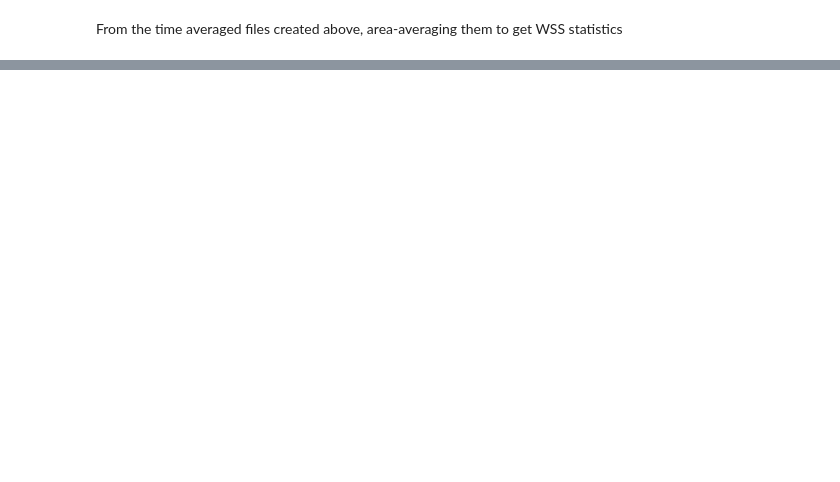
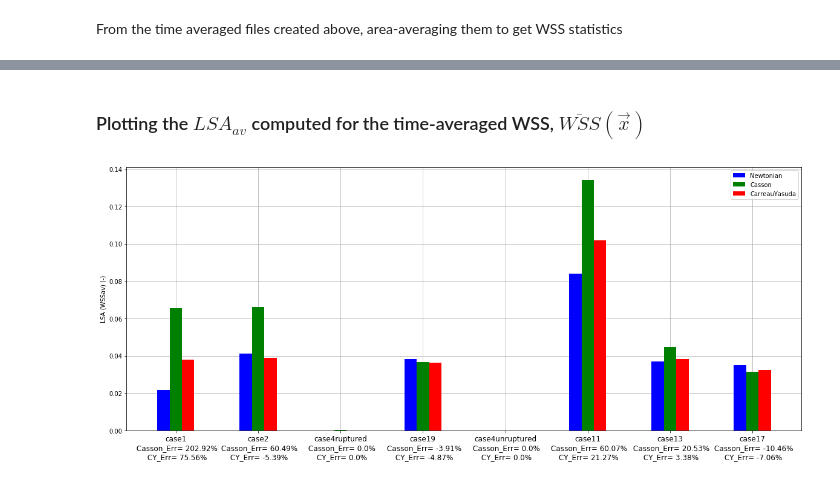
Before and after one commit to iagolessa/vmtk4aneurysms, a Jupyter notebook: aneurysms.ipynb, the cells around one changed output, grey strips where cells are left out. Drawn from its saved outputs; the diff is of its cells as text; code cells hidden in the pictures; blank space fills up the shorter version.

Commit message:
Used notebook to treat aneurysms data: computed LSA for several cases.

```diff
--- a/aneurysms.ipynb
+++ b/aneurysms.ipynb
@@ -1038,3 +969,52 @@ prettyDict(statistics)
+# %%
+for case in lsaCases.keys():
+    with open(writeDir+'LSA_'+case+'.json', 'w') as fp:
+        json.dump(lsaCases[case],
+                  fp,
+                  sort_keys=True,
+                  indent=4)
+# %% [markdown]
+### Plotting the $LSA_{av}$ computed for the time-averaged WSS, $\overline{WSS}(\vec{x})$
+# %%
+error = {key: {} for key in lsaCases.keys()}
+
+xlabelsLSAavg  = []
+
+for key in error.keys():
+    CassonVal = lsaCases[key]['Casson']['LSAav']
+    NewtRef   = lsaCases[key]['Newtonian']['LSAav']
+    CYValue   = lsaCases[key]['CarreauYasuda']['LSAav']
+
+    if NewtRef < 0.001:
+        error[key]['normErrAvCasson'] = 0.0
+        error[key]['normErrAvCY']     = 0.0
+    else:
+        error[key]['normErrAvCasson'] = round(100.0*( CassonVal - NewtRef )/NewtRef, 2)
+        error[key]['normErrAvCY']     = round(100.0*( CYValue   - NewtRef )/NewtRef, 2)
+
+    xlabelsLSAavg.append(key+"\n Casson_Err= "+str(error[key]['normErrAvCasson'])+'%\n CY_Err= '+str(error[key]['normErrAvCY'])+'%')
+# %%
+bwidth = 0.15
+X = np.arange(nCases)
+
+fig = plt.figure(figsize=(20,8))
+ax1 = plt.axes()
+
+ax1.bar(X + 0.00, [lsaCases[case][models[0]]["LSAav"] for case in lsaCases.keys()], color='b', width=bwidth, label=models[0])
+ax1.bar(X + 0.15, [lsaCases[case][models[1]]["LSAav"] for case in lsaCases.keys()], color='g', width=bwidth, label=models[1])
+ax1.bar(X + 0.30, [lsaCases[case][models[2]]["LSAav"] for case in lsaCases.keys()], color='r', width=bwidth, label=models[2])
+
+ax1.set_ylabel('LSA (WSSav) (-)')
+ax1.legend()
+ax1.grid()
+ax1.set_axisbelow(True)
+
+plt.xticks(X+0.15, xlabelsLSAavg, fontsize='large')
+
+plt.show()
+fig.savefig(writeDir+'LSAav_perModel.png', bbox_inches='tight')
+# %% [output]
+[figure, added]
 # %%
 arrangement = [(0, 0, "case1"),
                (0, 1, "case2"),
```
Also changed, not shown: parts of 58 cells of this notebook.
